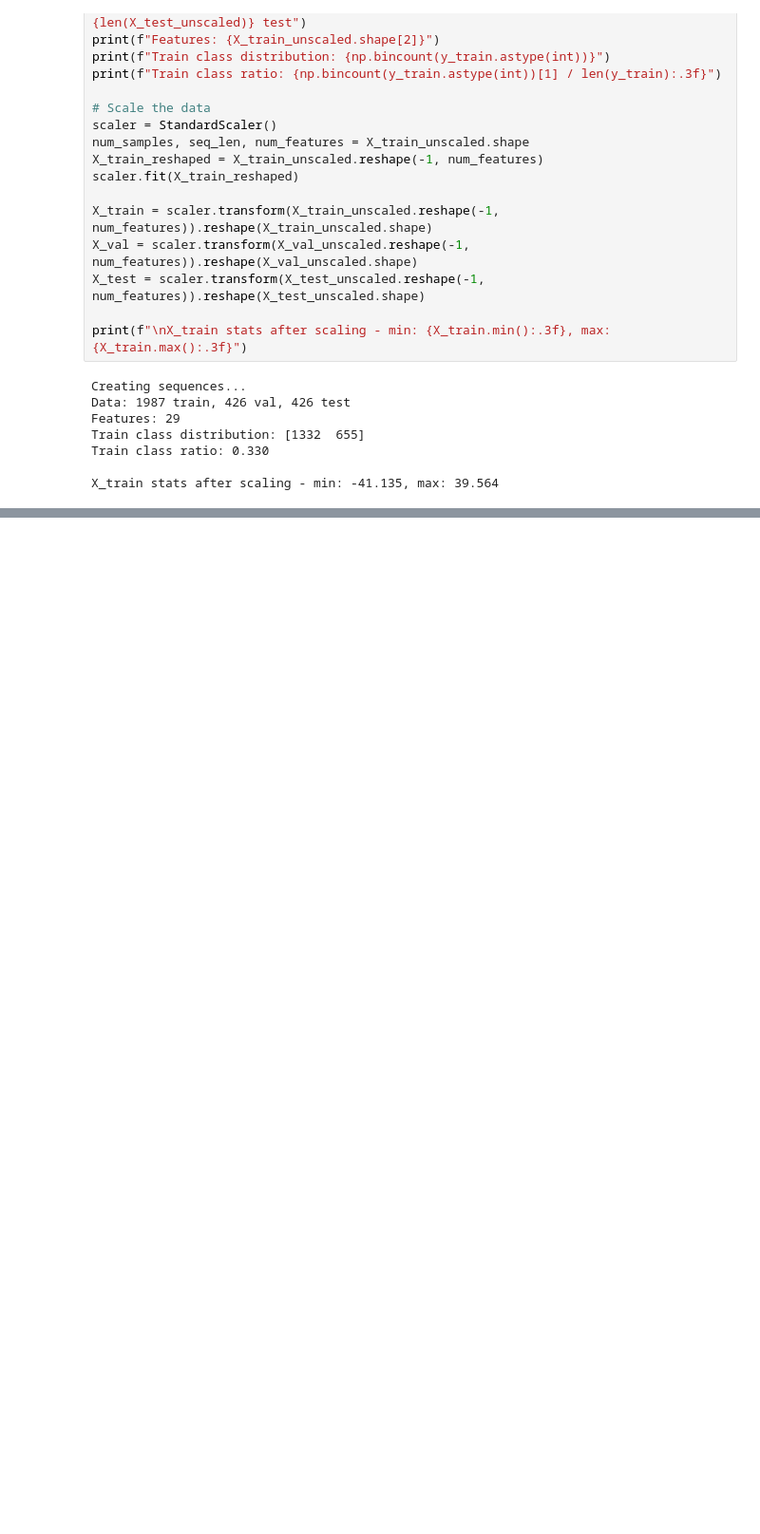
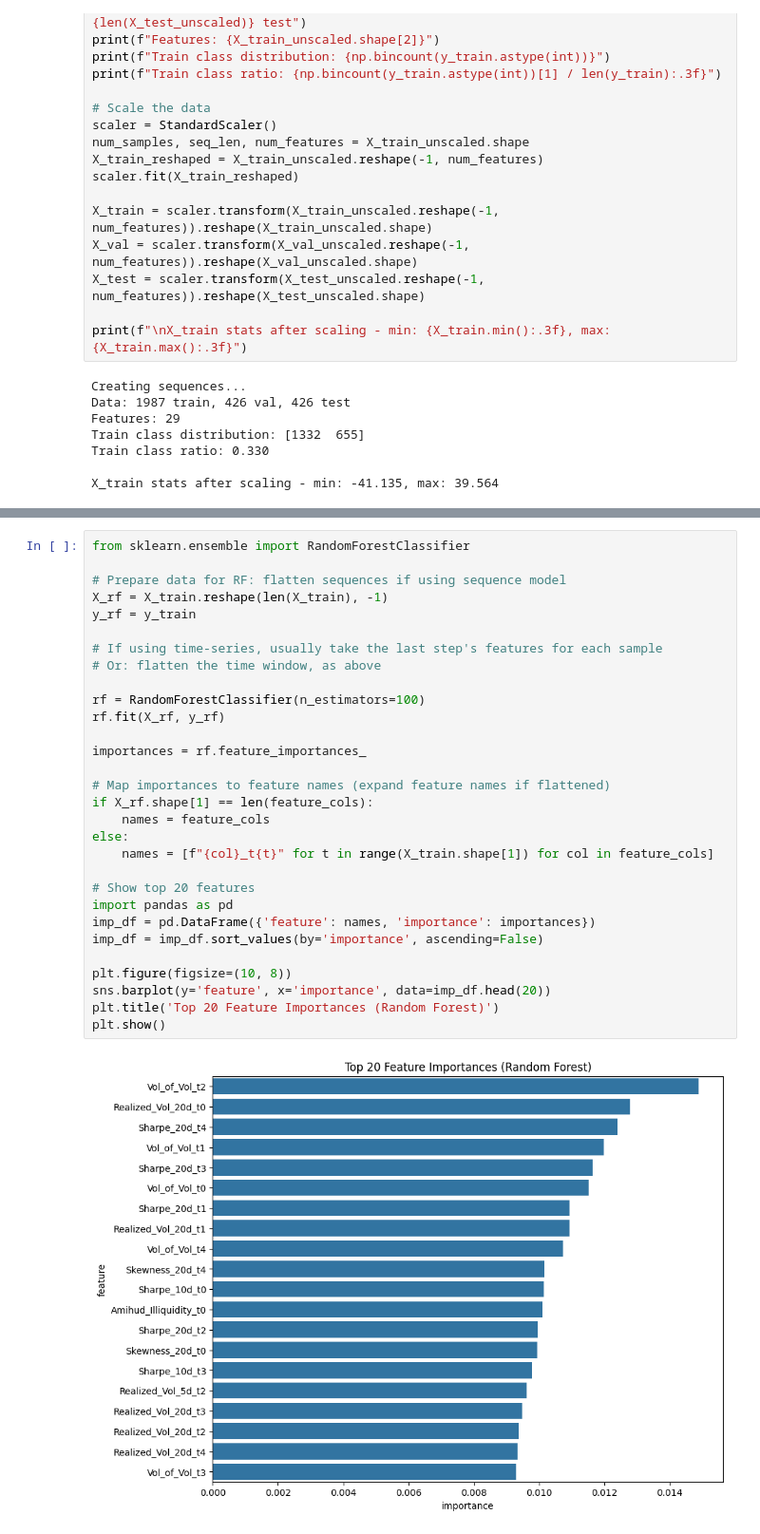
Before and after one commit to xCamelot2001/AI-Stock-Predictor, a Jupyter notebook: notebooks/07_initial_model_lstm.ipynb, the cells around one changed output, grey strips where cells are left out. Shown: that part at 95% size. Drawn from its saved outputs; the diff is of its cells as text; blank space fills up the shorter version.

```diff
--- a/notebooks/07_initial_model_lstm.ipynb
+++ b/notebooks/07_initial_model_lstm.ipynb
@@ -414,0 +479,32 @@ RF accuracy: 0.642
+# %%
+from sklearn.ensemble import RandomForestClassifier
+
+# Prepare data for RF: flatten sequences if using sequence model
+X_rf = X_train.reshape(len(X_train), -1)
+y_rf = y_train
+
+# If using time-series, usually take the last step's features for each sample
+# Or: flatten the time window, as above
+
+rf = RandomForestClassifier(n_estimators=100)
+rf.fit(X_rf, y_rf)
+
+importances = rf.feature_importances_
+
+# Map importances to feature names (expand feature names if flattened)
+if X_rf.shape[1] == len(feature_cols):
+    names = feature_cols
+else:
+    names = [f"{col}_t{t}" for t in range(X_train.shape[1]) for col in feature_cols]
+
+# Show top 20 features
+import pandas as pd
+imp_df = pd.DataFrame({'feature': names, 'importance': importances})
+imp_df = imp_df.sort_values(by='importance', ascending=False)
+
+plt.figure(figsize=(10, 8))
+sns.barplot(y='feature', x='importance', data=imp_df.head(20))
+plt.title('Top 20 Feature Importances (Random Forest)')
+plt.show()
+# %% [output]
+[figure, added]
```
Also changed, not shown: parts of 11 cells of this notebook, 1 other file.
